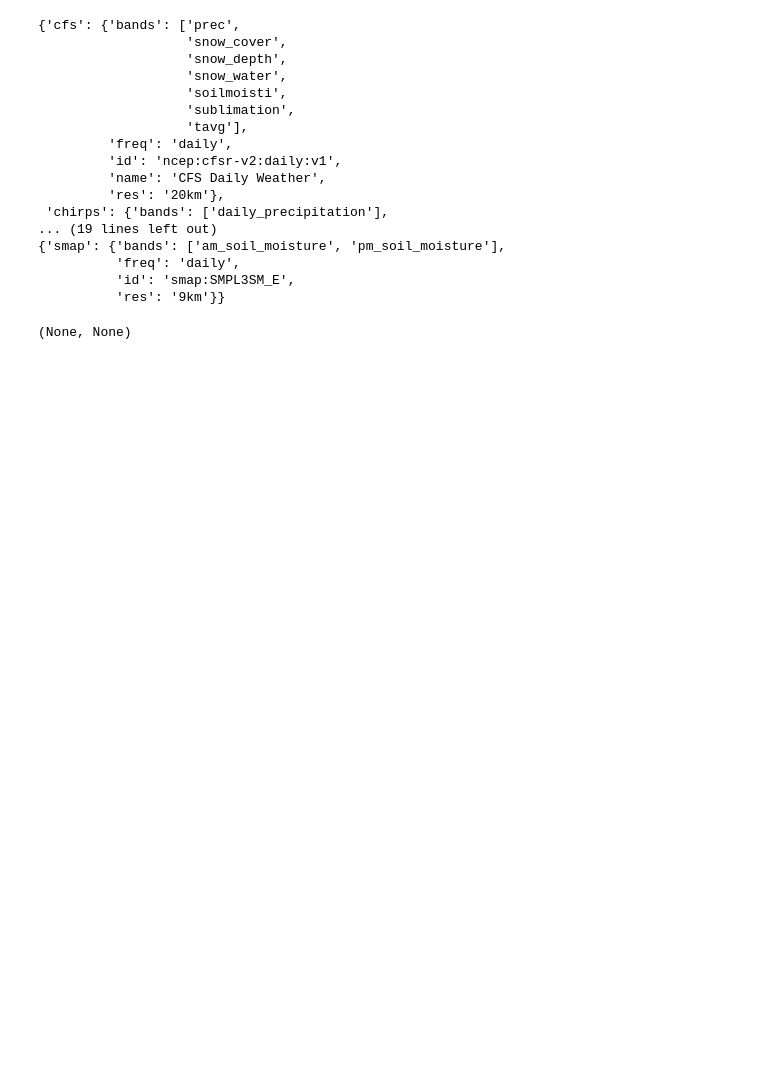
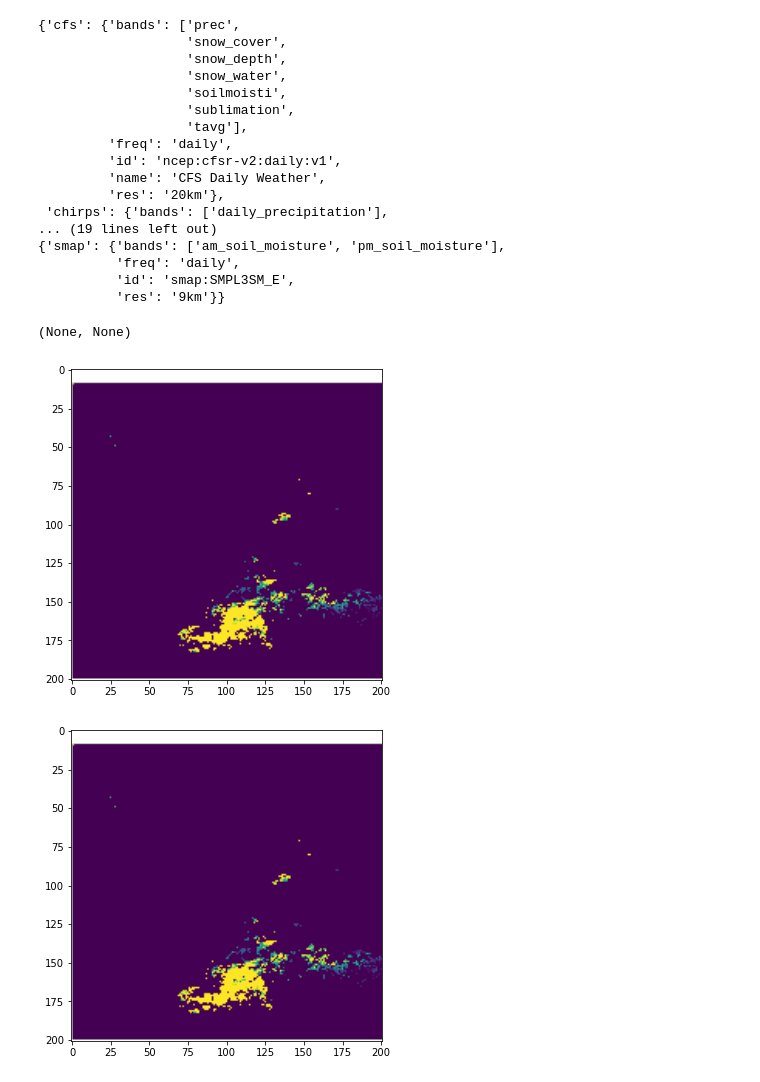
Before and after one commit to Competencia-de-Climate-Change/Landslide_EarlyDetection, a Jupyter notebook: ReMasFrame.ipynb, the cells around one changed output. Saved outputs shown, nothing was run; the diff lists cells and outputs as text; code cells hidden in the pictures; blank space fills up the shorter version.

```diff
--- a/ReMasFrame.ipynb
+++ b/ReMasFrame.ipynb
@@ -40,24 +40,39 @@ pprint(products['weather']), pprint(products['soil_moist'])
           'res': '9km'}}
 (None, None)
 # %%
-def get_precip():
-    # Choose CHIRPS Daily Precip
-    chirps = products['elevation']['aster']['id']
+def get_scenes(product, buffer_size, res):
     # Returns start and end date of a 4 day interval
     start_date, end_date = nasa_df.date_interval(nasa_df.event_date[idx_test], delta=10)
 
-    scenes_precip, ctx = ReMasFrame.search_scenes(
-        nasa_df['geometry'][idx_test].buffer(2).envelope,
-        chirps['id'],
+    scenes, ctx = ReMasFrame.search_scenes(
+        nasa_df['geometry'][idx_test].buffer(buffer_size).envelope,
+        product['id'],
         start_date=start_date,
         end_date=end_date,
         limit=10
     )
 
-    new_ctx = ctx.assign(resolution=0.005)
-    arr_stack = scenes_precip.stack("daily_precipitation", new_ctx)
-    composite = np.ma.median(arr_stack, axis=0)
-    dl.scenes.display(composite, interpolation='', colormap='viridis')
+    new_ctx = ctx.assign(resolution=res)
+
+    return scenes, new_ctx
+# %%
+def get_composite(product, buffer_size, res):
+
+    scenes, new_ctx = get_scenes(product, buffer_size, res)
+
+    arr_stack = scenes.stack(product['bands'], new_ctx)
+    composite = np.ma.median(arr_stack, axis=0)
+
+    return (scenes, new_ctx), composite
+
+# Choose CHIRPS Daily Precip and correct res
+(_, _), composite = get_composite(products['weather']['chirps'], buffer_size=10, res=0.1)
+
+dl.scenes.save_image('precip_Kyrgyzstan_2017-04-29.png', composite, colormap='viridis', size=5)
+dl.scenes.display(composite, colormap='viridis', size=5)
+# %% [output]
+[figure, added]
+[figure, added]
 # %%
 def get_dem():
     # Choose CHIRPS Daily Precip
```
Also changed, not shown: parts of 6 cells of this notebook, 1 other file.
